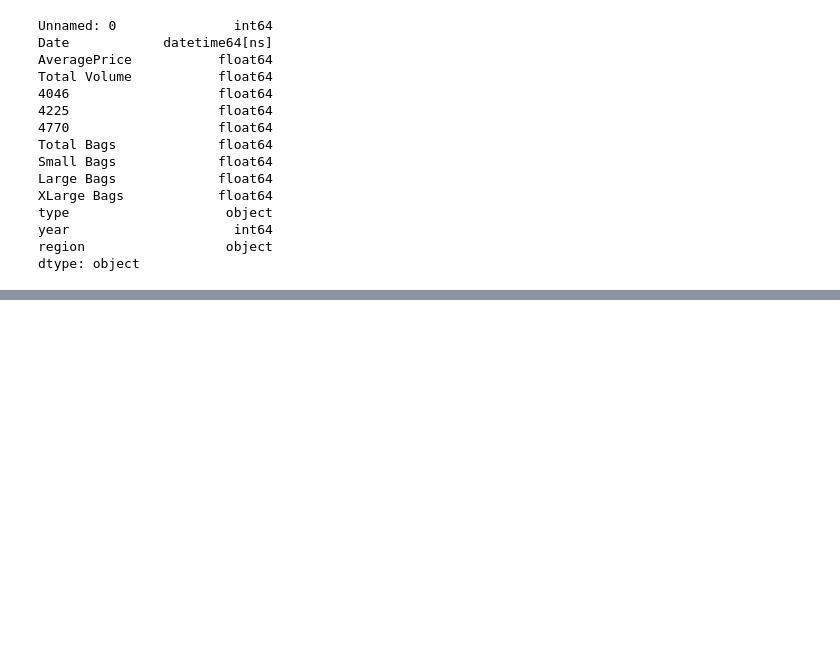
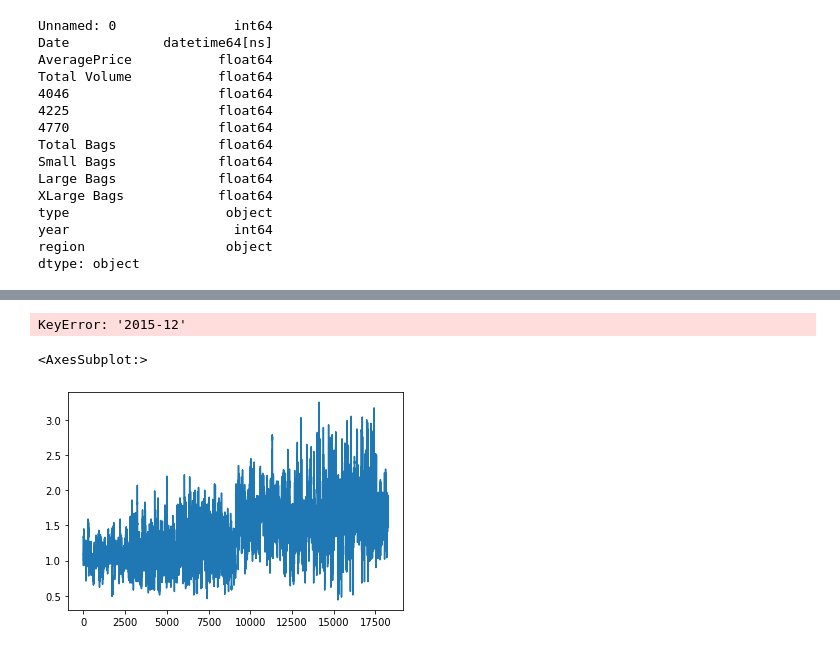
Before and after one commit to HassanBahati/Python, a Jupyter notebook: avocado dataset time series.ipynb, the cells around one changed output, grey strips where cells are left out. Drawn from its saved outputs; the diff is of its cells as text; code cells hidden in the pictures; blank space fills up the shorter version.

Commit message:
plot average prices on graph

```diff
--- a/avocado dataset time series.ipynb
+++ b/avocado dataset time series.ipynb
@@ -28,3 +30,7 @@ type                    object
 year                     int64
 region                  object
 dtype: object
+# %%
+# create dataframe
+my_dataframe = my_data[['AveragePrice', 'type', 'region']]
+my_dataframe
@@ -30,0 +51,11 @@ dtype: object
+# %%
+#  get for december 2015
+my_dataframe.loc['2015-12']
+# %% [output]
+KeyError: '2015-12'
+# %%
+# plot the averge price on graph
+my_dataframe['AveragePrice'].plot()
+# %% [output]
+<AxesSubplot:>
+[figure, added]
```
Also changed, not shown: parts of 3 cells of this notebook.
